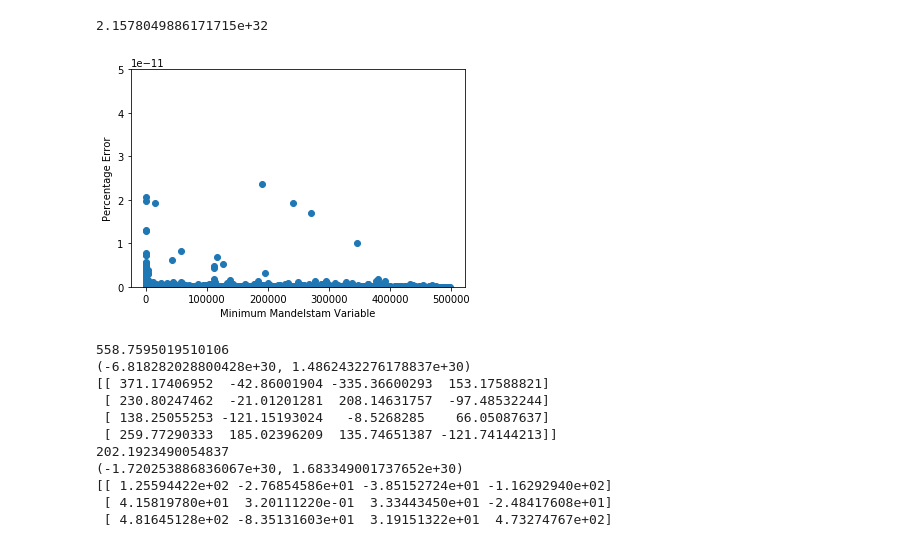
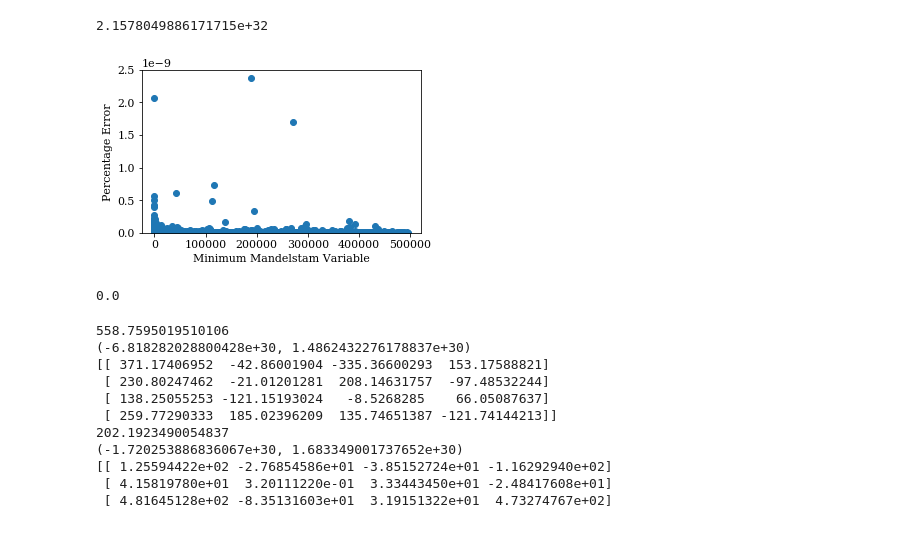
Before and after one commit to miarobin/Level4Project, a Jupyter notebook: PolynomialLO.ipynb, the cells around one changed output. Saved outputs shown, nothing was run; the diff lists cells and outputs as text; code cells hidden in the pictures.

```diff
--- a/PolynomialLO.ipynb
+++ b/PolynomialLO.ipynb
@@ -19,11 +19,8 @@ import SmartPolynomials
 combs = ['1,3','1,4','2,3','2,4','1,2,3','1,2,4','2,3,4','1,3,4']
 # %%
 ##Obtain & process data NPY
-#me_train, mom_train = DataPreprocessing.npy('LO/MG_uuxg/3Jet_3000000.npy', 'LO/LO_3_0.01_NJet/PS3_0.01_3000000.npy', ['3,5', '4,5'], 100000, frac=0.1)
-#me_test, mom_test = DataPreprocessing.npy('LO/MG_uuxg/3Jet_500000.npy', 'LO/LO_3_0.01_NJet/PS3_0.01_500000.npy', ['3,5', '4,5'], 100000, frac=0.1)
-
-me_train, mom_train_r = DataPreprocessing.npy('LO/MG_uuxg_2/me_3jet_1000000.npy', 'LO/MG_uuxg_2/mom_3jet_1000000.npy', ['1,3','2,3'], frac=1)
-me_test, mom_test_r = DataPreprocessing.npy('LO/MG_uuxg_2/me_3jet_100000.npy', 'LO/MG_uuxg_2/mom_3jet_100000.npy', ['1,3','2,3'], frac=1)
+me_train, mom_train_r = DataPreprocessing.npy('LO/MG_uuxg_2/me_1000000.npy', 'LO/MG_uuxg_2/mom_1000000.npy', ['1,3','2,3'], frac=0.5)
+me_test, mom_test_r = DataPreprocessing.npy('LO/MG_uuxg_2/me_100000.npy', 'LO/MG_uuxg_2/mom_100000.npy', ['1,3','2,3'], frac=0.5)
 
 #me_train, mom_train_r = DataPreprocessing.npy('LO/MG_uuuxux/me_4jet_1000000', 'LO/MG_uuuxux/mom_4jet_1000000', combs, frac=0.004)
 #me_test, mom_test_r = DataPreprocessing.npy('LO/MG_uuuxux/me_4jet_100000', 'LO/MG_uuuxux/mom_4jet_100000', combs, frac=0.004)
@@ -31,8 +28,8 @@ me_test, mom_test_r = DataPreprocessing.npy('LO/MG_uuxg_2/me_3jet_100000.npy', '
 #me_train, mom_train_r = DataPreprocessing.npy('LO/MG_uuxgg/JOE_me_3000000.npy', 'LO/MG_uuxgg/JOE_mom_3000000.npy', combs, frac=0.014)
 #me_test, mom_test_r = DataPreprocessing.npy('LO/MG_uuxgg/JOE_me_500000.npy', 'LO/MG_uuxgg/JOE_mom_500000.npy', combs, frac=0.014)
 
-#mom_train = np.array([np.ndarray.flatten(np.array(element)) for element in mom_train_r])
-#mom_test = np.array([np.ndarray.flatten(np.array(element)) for element in mom_test_r])
+mom_train = np.array([np.ndarray.flatten(np.array(element)) for element in mom_train_r])
+mom_test = np.array([np.ndarray.flatten(np.array(element)) for element in mom_test_r])
 
 ##Rescale
 #scaler = StandardScaler()
@@ -46,7 +43,7 @@ Small Multiplicity Polynomial Fit
 # %%
 from sklearn.preprocessing import PolynomialFeatures
 
-poly_features = PolynomialFeatures(degree=4)
+poly_features = PolynomialFeatures(degree=2)
 poly_train = poly_features.fit_transform(mom_train)
 poly_test = poly_features.transform(mom_test)
 
@@ -144,20 +143,36 @@ print(DataPreprocessing.mandel_creation)
 # %% [output]
 2.1578049886171715e+32
 # %%
+from matplotlib import rcParams
 mandel_str = combs
 mandel_str = ['1,3','2,3']
 def error_smallest_S(perc_error, mom):
     mandel_vars = DataPreprocessing.mandel_creation(mandel_str, mom)
     min_mandel_vars = [min(mandel_var) for mandel_var in mandel_vars.T]
+    fig = pyplot.figure(figsize=(5, 3))
     pyplot.scatter(min_mandel_vars,perc_error)
+
+    rcParams['font.family'] = 'Serif'
+    rcParams['font.size'] = 11
+
     pyplot.xlabel('Minimum Mandelstam Variable')
     pyplot.ylabel('Percentage Error')
-    pyplot.ylim(0, 5e-11)
-    pyplot.savefig('PolynomialAtNLO')
+    pyplot.ylim(0, 2.5e-9)
+    #pyplot.yscale('log')
+    pyplot.savefig('errorXsmalls_poly_3jetLO')
 
-error_smallest_S(np.divide(np.abs(me_test - me_predict), me_test), mom_test_r)
+error_smallest_S(100*np.divide(np.abs(me_test - me_predict_lin), me_test), mom_test_r)
 # %% [output]
-[figure, old version]
+[figure, new version]
+# %%
+print(min(np.divide(np.abs(me_test - me_predict_lin), me_test)))
+
+
+
+
+fig = pyplot.figure(figsize=(5, 3))
+# %% [output]
+0.0
 # %%
 for i,me in enumerate(me_predict):
     if me < 0:
```
Also changed, not shown: parts of 5 cells of this notebook, 13 other files.
